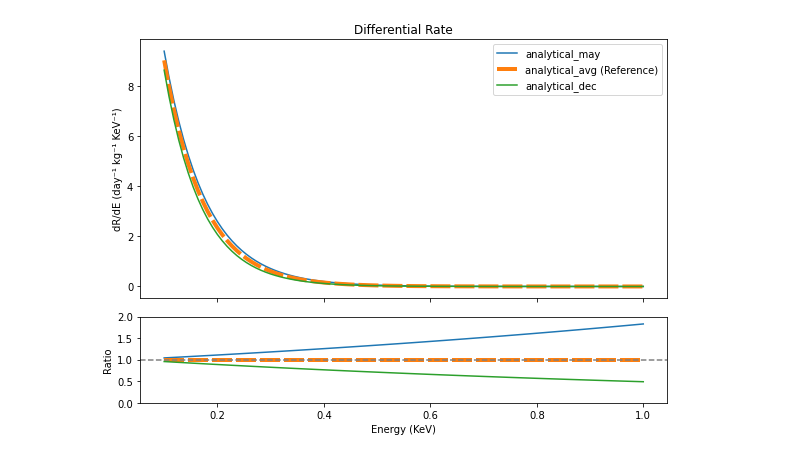
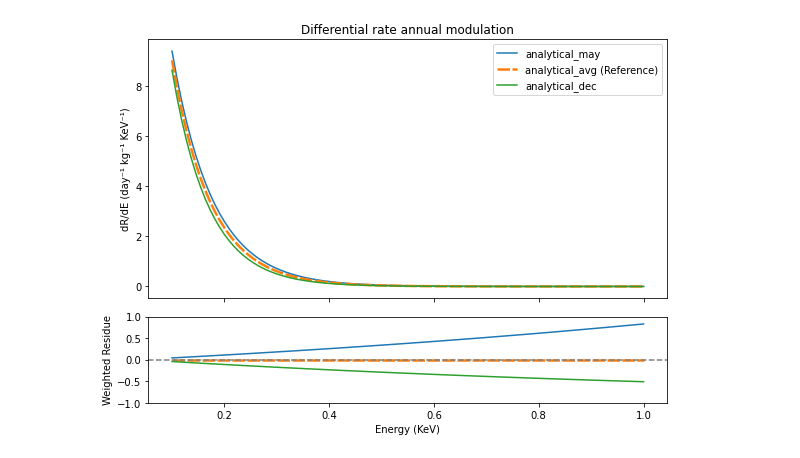
Before and after one commit to cinyuzhu/WIMPyCCD, a Jupyter notebook: DMnucleonRate.ipynb, the cells around one changed output. Saved outputs shown, nothing was run; the diff lists cells and outputs as text; code cells hidden in the pictures.

```diff
--- a/DMnucleonRate.ipynb
+++ b/DMnucleonRate.ipynb
@@ -191,26 +199,27 @@ plotter.plot_differential_rate_with_ratio(
 # %%
 E_Rs_GeV = np.linspace(0.1*1e-6, 1e-6, 100)
 
 # Compute differential rates
 config.reset_constants()
 # dRs00 = R_0 / E0 / r * np.exp(-E_Rs_GeV / E0 / r)
 dRs0 = np.array([utils.get_spectrum_in_GeV_analytical(E) for E in E_Rs_GeV]) / config.A**2
 config.update_constants(c1=0.734, c2=0.535)
 dRs1 = np.array([utils.get_spectrum_in_GeV_analytical(E) for E in E_Rs_GeV]) / config.A**2
 config.update_constants(c1=0.774, c2=0.592)
 dRs2 = np.array([utils.get_spectrum_in_GeV_analytical(E) for E in E_Rs_GeV]) / config.A**2
 config.reset_constants()  # Ensure default state
 
 
-plotter.plot_differential_rate_with_ratio(
+plotter.plot_differential_rate_with_residuals(
     E_Rs_GeV,
     [dRs1, dRs0, dRs2],
     labels=[
         "analytical_may",
         "analytical_avg",
         "analytical_dec"
     ],
-    ratio_rage=(0, 2),
+    panel_rage=(-1, 1),
+    title="Differential rate annual modulation"
 )
 # %% [output]
-[figure, old version]
+[figure, new version]
```
Also changed, not shown: parts of 7 cells of this notebook, 3 other files.
